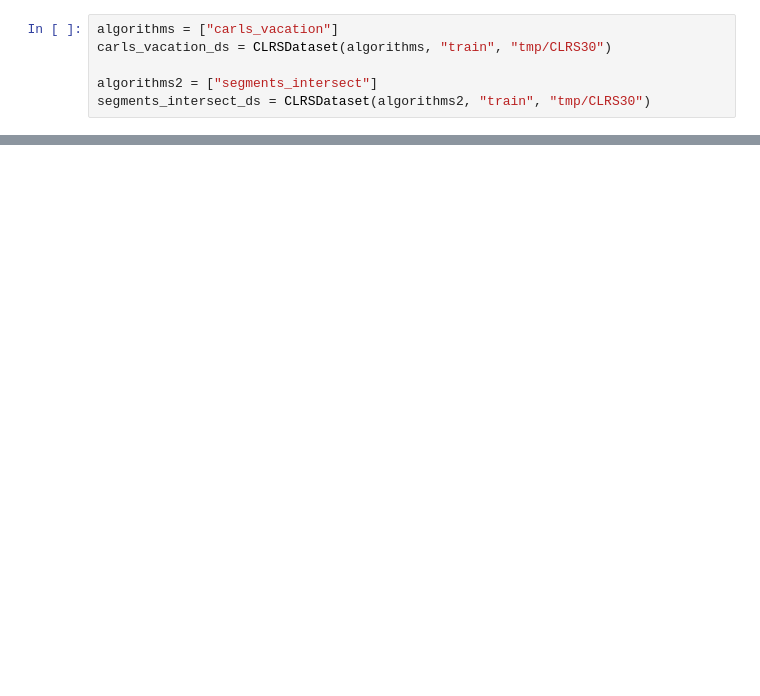
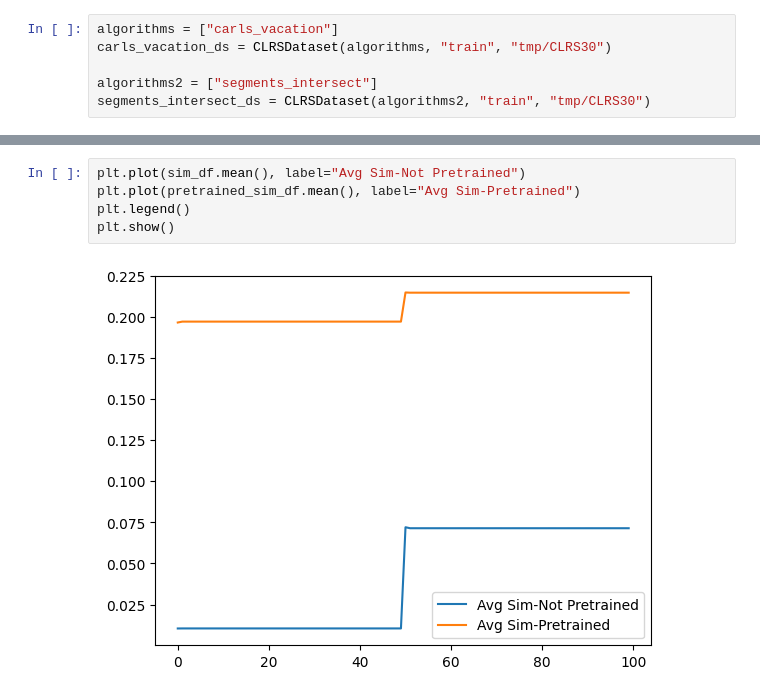
Before and after one commit to ronaldalbrt/algo_reasoning, a Jupyter notebook: test.ipynb, the cells around one changed output, grey strips where cells are left out. Drawn from its saved outputs; the diff is of its cells as text; blank space fills up the shorter version.

```diff
--- a/test.ipynb
+++ b/test.ipynb
@@ -214,0 +256,7 @@ with torch.no_grad():
+# %%
+plt.plot(sim_df.mean(), label="Avg Sim-Not Pretrained")
+plt.plot(pretrained_sim_df.mean(), label="Avg Sim-Pretrained")
+plt.legend()
+plt.show()
+# %% [output]
+[figure, added]
```
Also changed, not shown: parts of 23 cells of this notebook.
